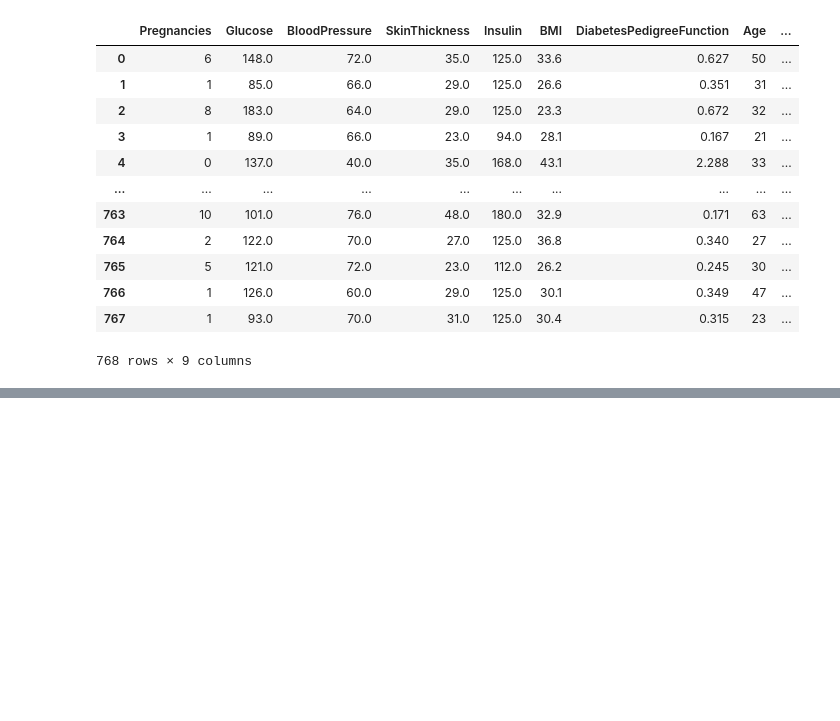
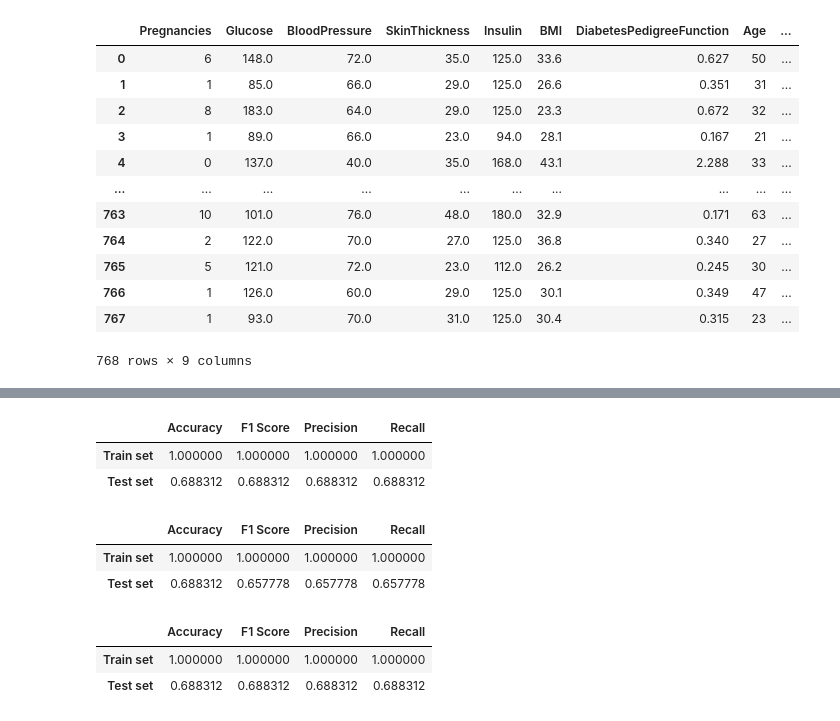
Before and after one commit to 4GeeksAcademy/Gupir11-machine-learning, a Jupyter notebook: src/04-decision-tree-diabetes.ipynb, the cells around one changed output, grey strips where cells are left out. Saved outputs shown, nothing was run; the diff lists cells and outputs as text; code cells hidden in the pictures; blank space fills up the shorter version.

```diff
--- a/src/04-decision-tree-diabetes.ipynb
+++ b/src/04-decision-tree-diabetes.ipynb
@@ -29,0 +66,3 @@ df
+# %%
+y_pred_test = tree_clf.predict(X_test)
+y_pred_test
@@ -29,0 +77,3 @@ df
+# %%
+y_pred_train = tree_clf.predict(X_train)
+y_pred_train
@@ -29,0 +98,18 @@ df
+# %%
+get_classifier_metrics(y_pred_test, y_test, y_pred_train, y_train)
+# %% [output]
+|  | Accuracy | F1 Score | Precision | Recall |
+| Train set | 1.000000 | 1.000000 | 1.000000 | 1.000000 |
+| Test set | 0.688312 | 0.688312 | 0.688312 | 0.688312 |
+# %%
+get_classifier_metrics(y_pred_test, y_test, y_pred_train, y_train, 'macro')
+# %% [output]
+|  | Accuracy | F1 Score | Precision | Recall |
+| Train set | 1.000000 | 1.000000 | 1.000000 | 1.000000 |
+| Test set | 0.688312 | 0.657778 | 0.657778 | 0.657778 |
+# %%
+get_classifier_metrics(y_pred_test, y_test, y_pred_train, y_train, average='weighted')
+# %% [output]
+|  | Accuracy | F1 Score | Precision | Recall |
+| Train set | 1.000000 | 1.000000 | 1.000000 | 1.000000 |
+| Test set | 0.688312 | 0.688312 | 0.688312 | 0.688312 |
```
Also changed, not shown: parts of 16 cells of this notebook, 2 other files.
